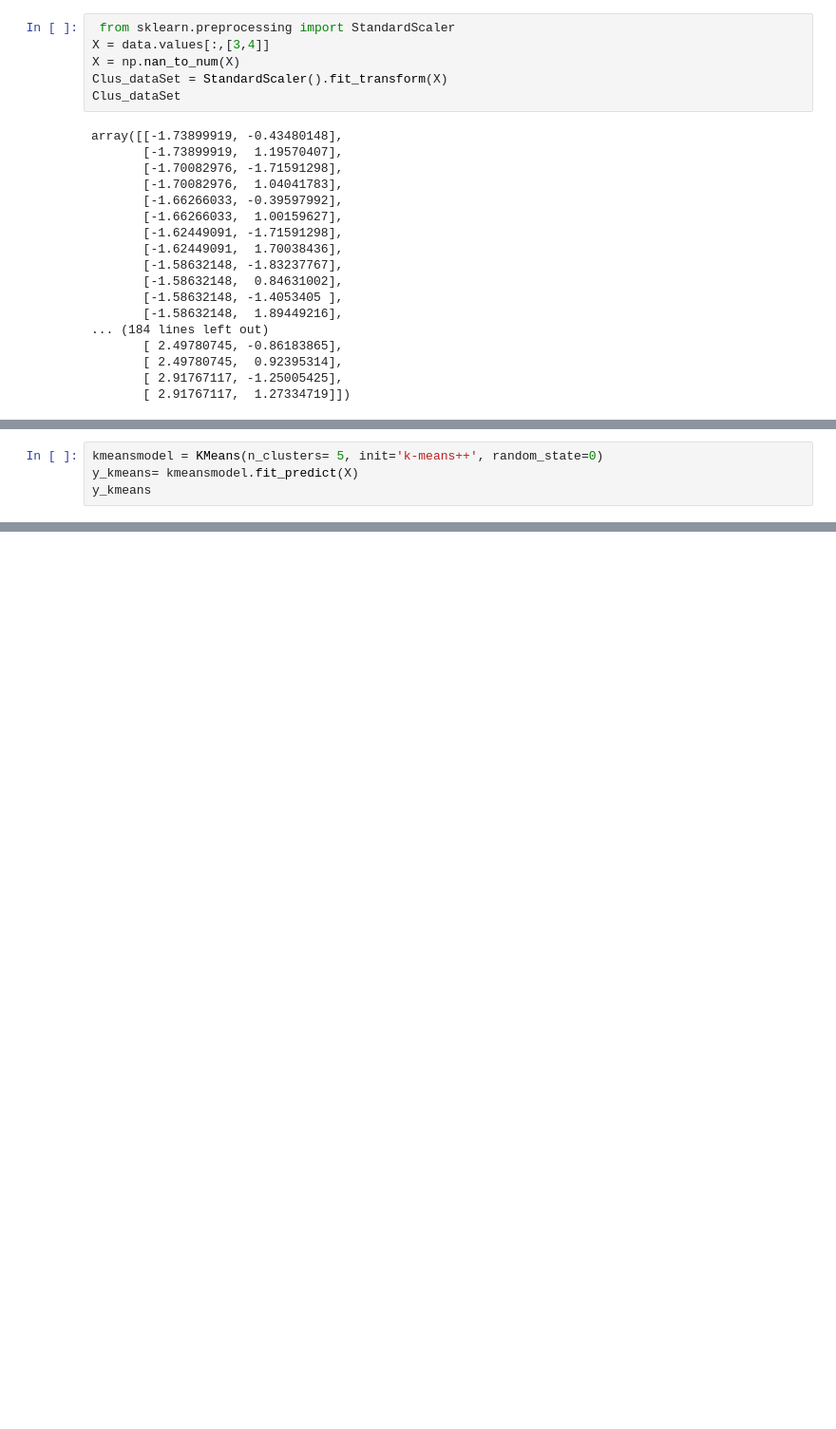
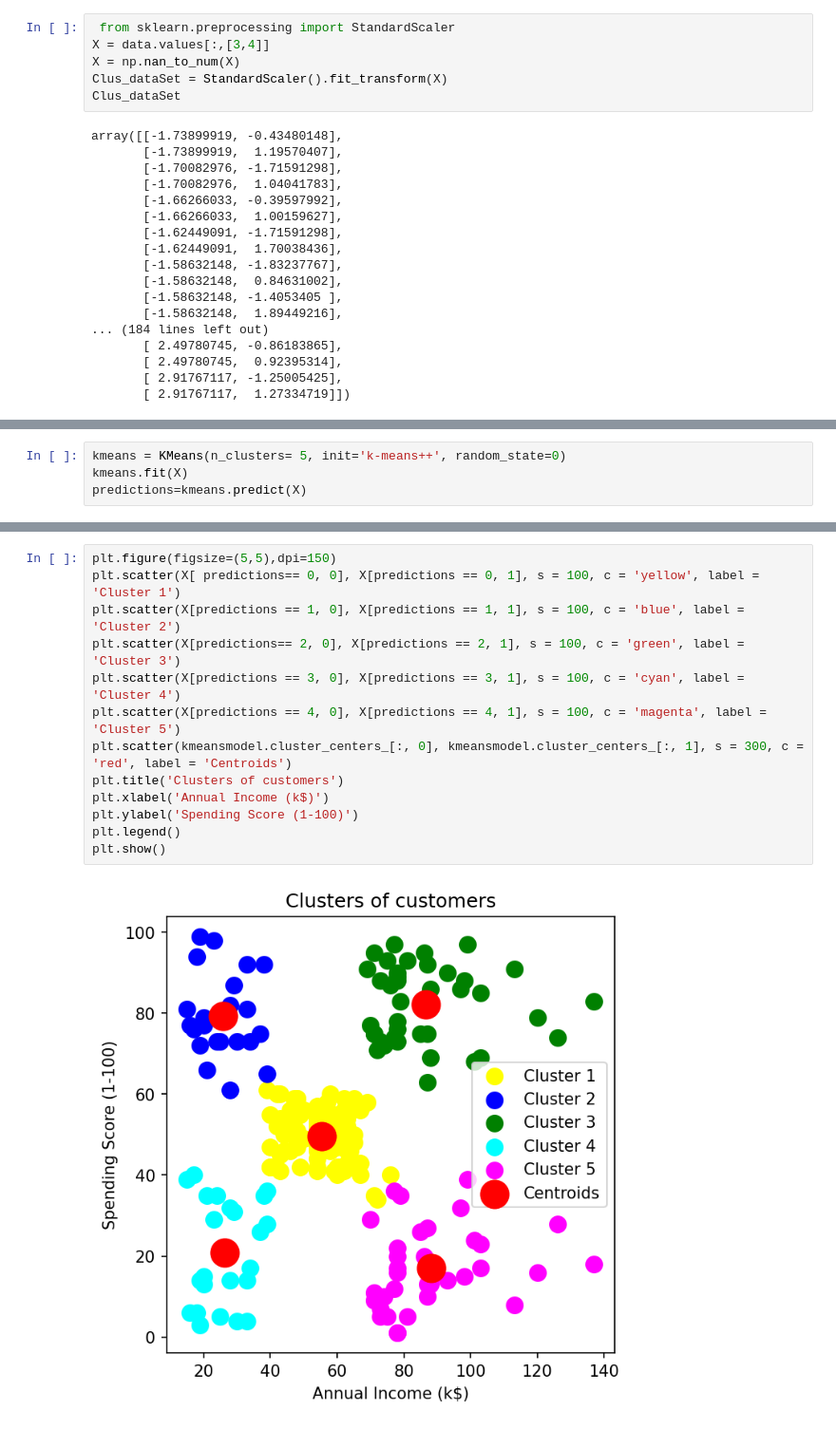
Before and after one commit to shiva-kspr/k-means, a Jupyter notebook: Customer Segmentation.ipynb, the cells around one changed output, grey strips where cells are left out. Shown: that part at 95% size. Saved outputs shown, nothing was run; the diff lists cells and outputs as text; blank space fills up the shorter version.

```diff
--- a/Customer Segmentation.ipynb
+++ b/Customer Segmentation.ipynb
@@ -131,4 +133,4 @@ plt.show()
 # %%
-kmeansmodel = KMeans(n_clusters= 5, init='k-means++', random_state=0)
-y_kmeans= kmeansmodel.fit_predict(X)
-y_kmeans
+kmeans = KMeans(n_clusters= 5, init='k-means++', random_state=0)
+kmeans.fit(X)
+predictions=kmeans.predict(X)
@@ -145,0 +150,15 @@ array([3, 1, 3, 1, 3, 1, 3, 1, 3, 1, 3, 1, 3, 1, 3, 1, 3, 1, 3, 1, 3, 1,
+# %%
+plt.figure(figsize=(5,5),dpi=150)
+plt.scatter(X[ predictions== 0, 0], X[predictions == 0, 1], s = 100, c = 'yellow', label = 'Cluster 1')
+plt.scatter(X[predictions == 1, 0], X[predictions == 1, 1], s = 100, c = 'blue', label = 'Cluster 2')
+plt.scatter(X[predictions== 2, 0], X[predictions == 2, 1], s = 100, c = 'green', label = 'Cluster 3')
+plt.scatter(X[predictions == 3, 0], X[predictions == 3, 1], s = 100, c = 'cyan', label = 'Cluster 4')
+plt.scatter(X[predictions == 4, 0], X[predictions == 4, 1], s = 100, c = 'magenta', label = 'Cluster 5')
+plt.scatter(kmeansmodel.cluster_centers_[:, 0], kmeansmodel.cluster_centers_[:, 1], s = 300, c = 'red', label = 'Centroids')
+plt.title('Clusters of customers')
+plt.xlabel('Annual Income (k$)')
+plt.ylabel('Spending Score (1-100)')
+plt.legend()
+plt.show()
+# %% [output]
+[figure, added]
```
Also changed, not shown: parts of 5 cells of this notebook.
